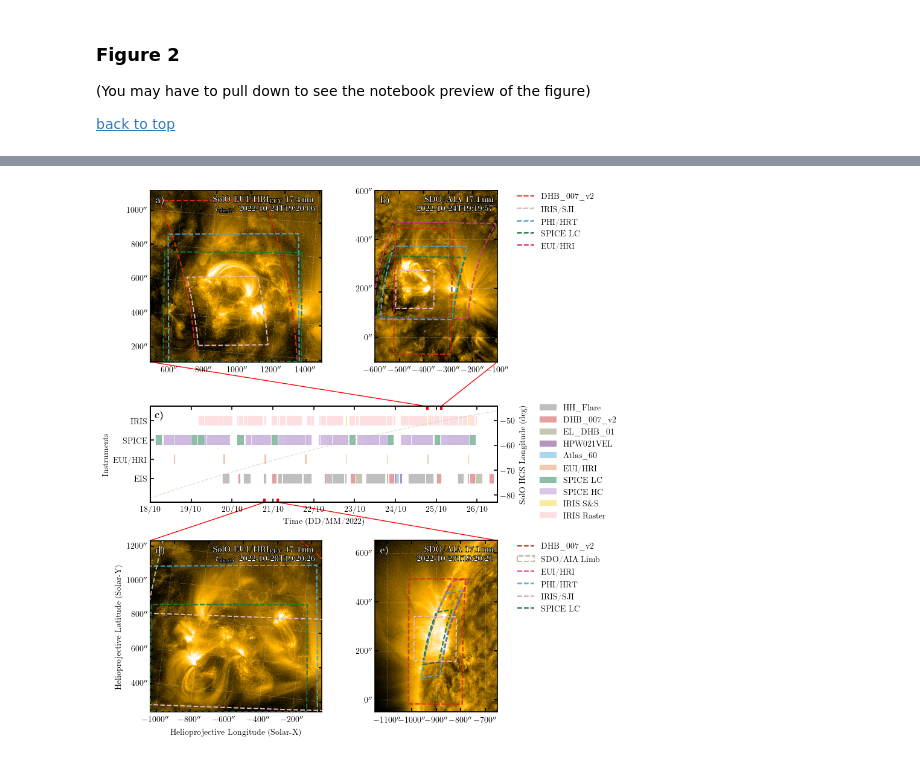
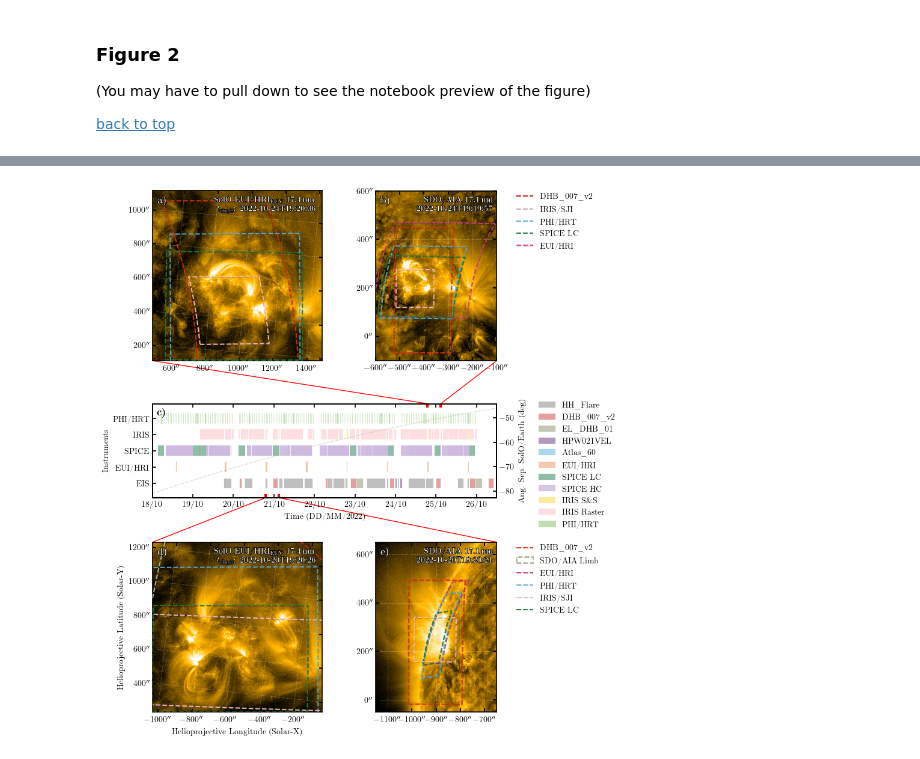
Before and after one commit to yjzhu-solar/EIS_DKIST_SolO, a Jupyter notebook: ipynb/ms_eis_eui_upflow/fov_summary.ipynb, the cells around one changed output, grey strips where cells are left out. Saved outputs shown, nothing was run; the diff lists cells and outputs as text; code cells hidden in the pictures.

```diff
--- a/ipynb/ms_eis_eui_upflow/fov_summary.ipynb
+++ b/ipynb/ms_eis_eui_upflow/fov_summary.ipynb
@@ -295,4 +295,9 @@ solar_orbiter_loc = get_horizons_coord('solar orbiter',
                                                 {'start':'2022-10-18',
                                                 'stop':'2022-10-26T12:00:00',
                                                 'step':'1h'})
+
+earth_loc = get_horizons_coord('399',
+                                {'start':'2022-10-18',
+                                'stop':'2022-10-26T12:00:00',
+                                'step':'1h'})
 # %% [output]
@@ -301,3 +312,15 @@ INFO: Obtained JPL HORIZONS location for Solar Orbiter (spacecraft) (-144) [sunp
+# %%
+def calc_angular_sep(coords1, coords2):
+    coords1_vec = coords1.cartesian.xyz.to_value(u.m)
+    coords2_vec = coords2.cartesian.xyz.to_value(u.m)
+
+    coords1_vec = coords1_vec / np.linalg.norm(coords1_vec, axis=0)
+    coords2_vec = coords2_vec / np.linalg.norm(coords2_vec, axis=0)
+
+    cos_sep = np.einsum('in,in->n', coords1_vec, coords2_vec)
+    return np.rad2deg(np.arccos(cos_sep))
+# %%
+solo_earth_sep = calc_angular_sep(solar_orbiter_loc, earth_loc)
 # %% [markdown]
 <a id='figure-2'></a>
 ### Figure 2
@@ -543,47 +566,71 @@ color_dict = {"HH_Flare":"grey","DHB_007_v2":"#CB4042",
             "EL_DHB_01":"#89916B","HPW021VEL":"#66327C",
             "Atlas_60":"#58B2DC"}
 
+start_y_fraction = 0.1
+end_y_fraction = 0.9
+
+space_to_data_ratio = 0.618
+data_height_fraction = (end_y_fraction - start_y_fraction)/(5 + 4*space_to_data_ratio)
+space_height_fraction = data_height_fraction * space_to_data_ratio
+
 for ii, row_ in eis_list_df.iterrows():
-    ax_t.axvspan(row_["obs_start"], row_["obs_end"], 0.2, 0.3, alpha=0.5, color=color_dict[row_["stud_acr"]],
-            label=row_["stud_acr"],linewidth=0.1)
+    ax_t.axvspan(row_["obs_start"], row_["obs_end"],
+                 start_y_fraction,
+                 start_y_fraction + data_height_fraction, alpha=0.5, color=color_dict[row_["stud_acr"]],
+                 label=row_["stud_acr"],linewidth=0.1)
 
 for hri_slot in hri_time_slots:
-    ax_t.axvspan(hri_slot[0].to_datetime(),
-            hri_slot[1].to_datetime(), 0.4, 0.5, alpha=0.5, color="#E79460",label="EUI/HRI",
-            linewidth=0.1)
+    ax_t.axvspan(hri_slot[0].to_datetime(), hri_slot[1].to_datetime(),
+                 start_y_fraction + 1*(data_height_fraction + space_height_fraction),
+                 start_y_fraction + 1*(data_height_fraction + space_height_fraction) + data_height_fraction,
+                 alpha=0.5, color="#E79460",label="EUI/HRI",
+                 linewidth=0.1)
 
 for spice_long_ in spice_long_list:
-    ax_t.axvspan(spice_long_["Start time"], spice_long_["End time"], 0.6, 0.7, alpha=0.5, color="#227D51",label="SPICE LC",
-            linewidth=0.1)
+    ax_t.axvspan(spice_long_["Start time"], spice_long_["End time"],
+                 start_y_fraction + 2*(data_height_fraction + space_height_fraction),
+                 start_y_fraction + 2*(data_height_fraction + space_height_fraction) + data_height_fraction,
+                 alpha=0.5, color="#227D51",label="SPICE LC",
+                 linewidth=0.1)
 
 for spice_short_ in spice_short_list:
-    ax_t.axvspan(spice_short_["Start time"], spice_short_["End time"], 0.6, 0.7, alpha=0.5, color="#B28FCE",label="SPICE HC",
-            linewidth=0.1)
+    ax_t.axvspan(spice_short_["Start time"], spice_short_["End time"],
+                 start_y_fraction + 2*(data_height_fraction + space_height_fraction),
+                 start_y_fraction + 2*(data_height_fraction + space_height_fraction) + data_height_fraction,
+                 alpha=0.5, color="#B28FCE",label="SPICE HC",
+                 linewidth=0.1)
 
 for iris_time_intervals_sas_ in iris_time_intervals_sas:
-    ax_t.axvspan(iris_time_intervals_sas_[0].to_datetime(), iris_time_intervals_sas_[1].to_datetime(), 0.8, 0.9, alpha=0.5, color="#F7D842",label=r"IRIS S\&S",
-            linewidth=0.1)
+    ax_t.axvspan(iris_time_intervals_sas_[0].to_datetime(), iris_time_intervals_sas_[1].to_datetime(),
+                 start_y_fraction + 3*(data_height_fraction + space_height_fraction),
+                 start_y_fraction + 3*(data_height_fraction + space_height_fraction) + data_height_fraction,
+                 alpha=0.5, color="#F7D842",label=r"IRIS S\&S",
+                 linewidth=0.1)
 
 for iris_time_intervals_raster_ in iris_time_intervals_raster:
-    ax_t.axvspan(iris_time_intervals_raster_[0].to_datetime(), iris_time_intervals_raster_[1].to_datetime(), 0.8, 0.9, alpha=1, color="#FEDFE1",label="IRIS Raster",
-            linewidth=0.1)
+    ax_t.axvspan(iris_time_intervals_raster_[0].to_datetime(), iris_time_intervals_raster_[1].to_datetime(),
+                 start_y_fraction + 3*(data_height_fraction + space_height_fraction),
+                 start_y_fraction + 3*(data_height_fraction + space_height_fraction) + data_height_fraction,
+                 alpha=1, color="#FEDFE1",label="IRIS Raster",
+                 linewidth=0.1)
+
+for phi_ in phi_list[0]:
+    ax_t.axvspan(Time(phi_["Start time"]).to_datetime(), Time(phi_["End time"]).to_datetime(),
+                 start_y_fraction + 4*(data_height_fraction + space_height_fraction),
+                 start_y_fraction + 4*(data_height_fraction + space_height_fraction) + data_height_fraction,
+                 alpha=0.5, color="#86C166",label="PHI/HRT", linewidth=0.5)
 
 ax_t.set_xlim(Time("2022-10-18").to_datetime(), Time("2022-10-26 12:00").to_datetime())
 ax_t.set_ylabel('Instruments')
 ax_t.set_xlabel('Time (DD/MM/2022)')
 
-ax_hgs_lon.plot(solar_orbiter_loc.obstime.to_datetime(), solar_orbiter_loc.lon, color='#B5CAA0', lw=1,
+ax_hgs_lon.plot(solar_orbiter_loc.obstime.to_datetime(), -solo_earth_sep, color='#B5CAA0', lw=1,
                 zorder=0, alpha=0.5,ls='--')
 
-ax_hgs_lon.set_ylabel('SolO HGS Longitude (deg)')
+ax_hgs_lon.set_ylabel('Ang. Sep. SolO/Earth (deg)')
 
-# for phi_ in phi_list[0]:
-#     ax_t.ax_tvspan(Time(phi_["Start time"]).to_datetime(), Time(phi_["End time"]).to_datetime(), 0.8, 0.9, alpha=0.5, color="#F7D842",label="PHI",
-#                )
-#     print(phi_["Start time"], phi_["End time"])
 
-# for ii, row_ in eui_list_df.iterrows():
-#     ax_t.ax_tvspan(row_["obs_start"], row_["obs_end"], ymin=0.4, ymax_t=0.6, alpha=0.5, color="#E79460",label="EUI")
+
 
 
 handles, labels = ax_t.get_legend_handles_labels()
@@ -592,8 +639,9 @@ ax_t.legend(temp_dict.values(), temp_dict.keys(), loc="upper right", bbox_to_anc
         mode="expand", frameon=False)
 
 ax_t.xaxis.set_major_formatter(mdates.DateFormatter('%d/%m'))
-ax_t.set_yticks([0.25,0.45,0.65,0.85])
-ax_t.set_yticklabels(["EIS","EUI/HRI","SPICE","IRIS"])
+ax_t.set_yticks([start_y_fraction + ii*(data_height_fraction + space_height_fraction) + data_height_fraction/2
+                    for ii in range(5)])
+ax_t.set_yticklabels(["EIS","EUI/HRI","SPICE","IRIS", "PHI/HRT"])
 
 time_range_1024 = Time(['2022-10-24T19:00:00','2022-10-25T02:52:00'])
 ax_t_top = ax_t.secondary_xaxis('top', functions=(lambda x: x, lambda x: x))
@@ -688 +736 @@ For frame 'heliographic_carrington' the following metadata is missing: dsun_obs,
-[figure, old version]
+[figure, new version]
```
Also changed, not shown: parts of 6 cells of this notebook, 5 other files.
